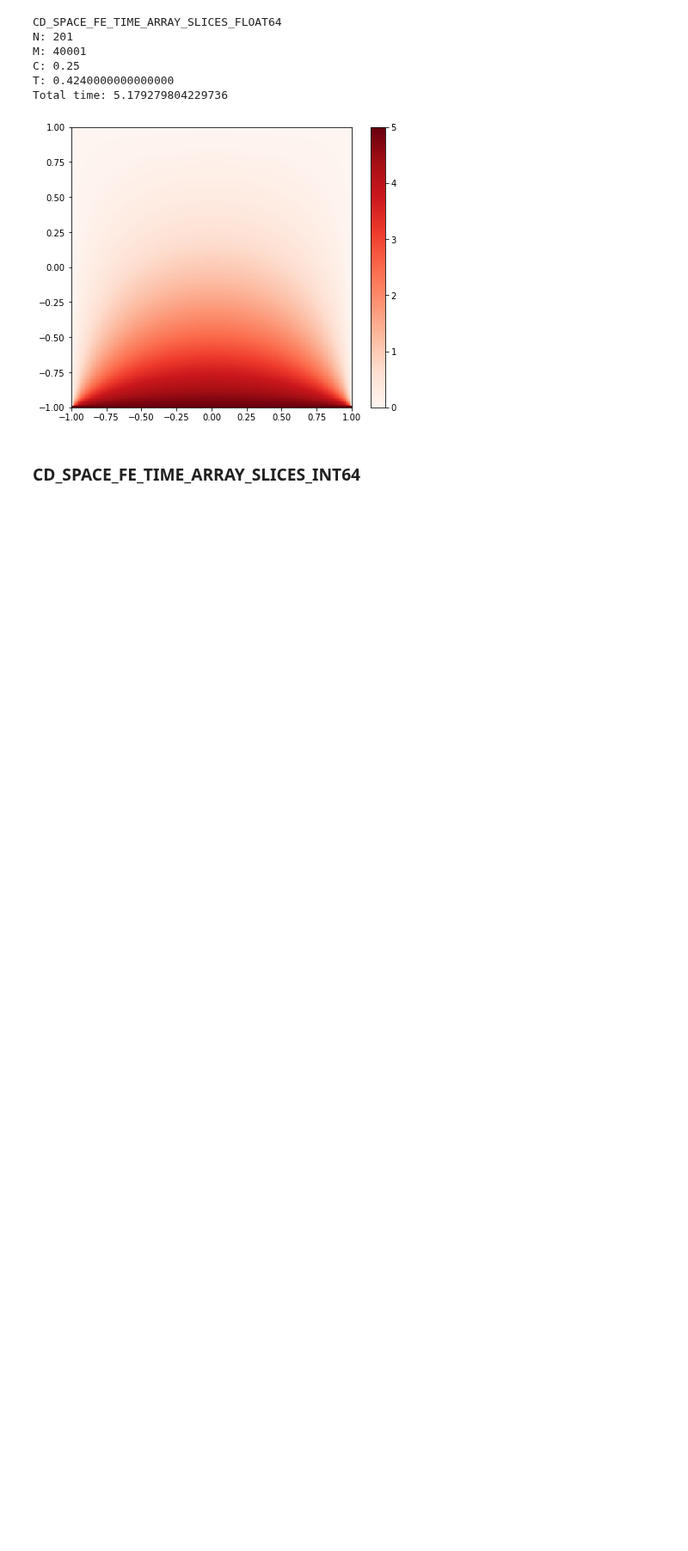
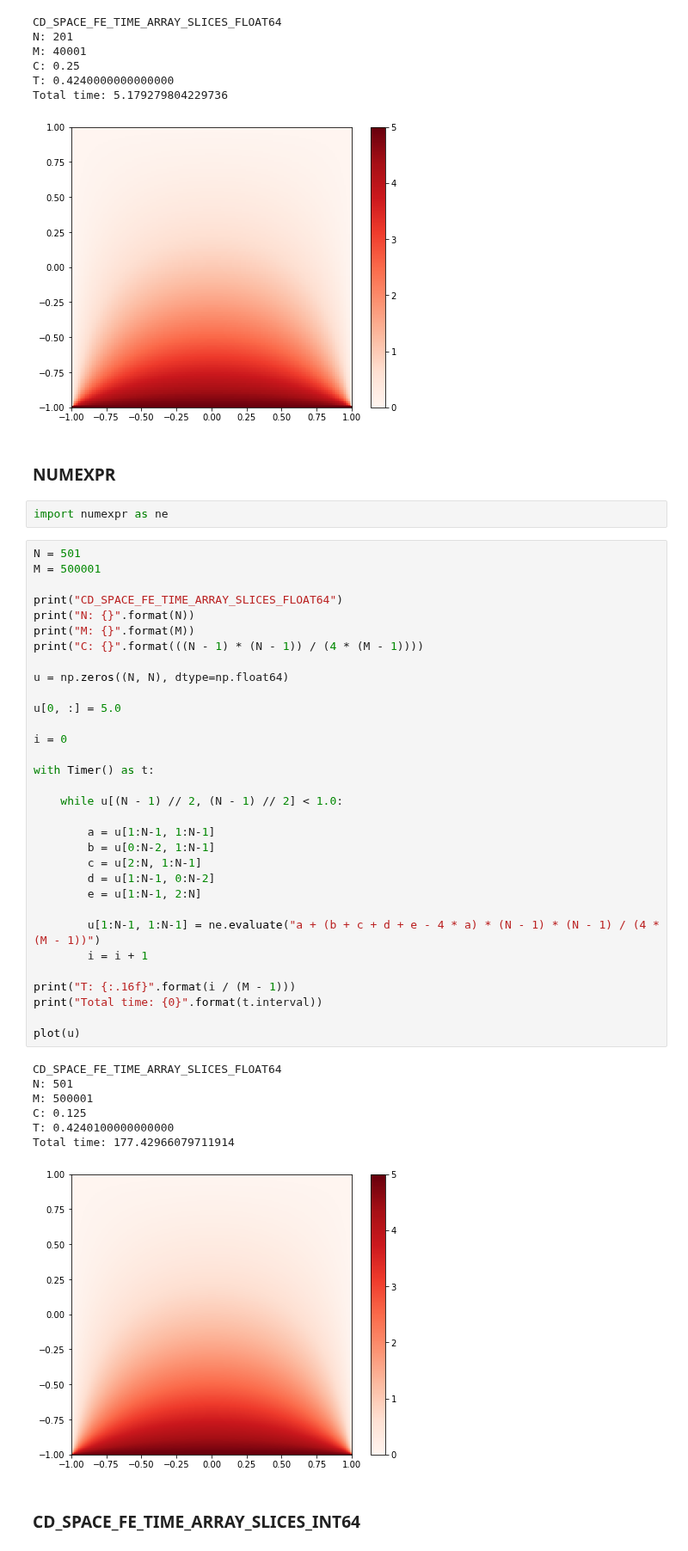
Before and after one commit to johnduffymsc/PHAS0102, a Jupyter notebook: assignment-4.ipynb, the cells around one changed output. Shown at 86% size. Saved outputs shown, nothing was run; the diff lists cells and outputs as text; blank space fills up the shorter version.

Commit message:
Numexpr.

```diff
--- a/assignment-4.ipynb
+++ b/assignment-4.ipynb
@@ -326,6 +326,50 @@ C: 0.25
 T: 0.4240000000000000
 Total time: 5.179279804229736
 [figure]
+# %% [markdown]
+### NUMEXPR
+# %%
+import numexpr as ne
+# %%
+N = 501
+M = 500001
+
+print("CD_SPACE_FE_TIME_ARRAY_SLICES_FLOAT64")
+print("N: {}".format(N))
+print("M: {}".format(M))
+print("C: {}".format(((N - 1) * (N - 1)) / (4 * (M - 1))))
+
+u = np.zeros((N, N), dtype=np.float64)
+
+u[0, :] = 5.0
+
+i = 0
+
+with Timer() as t:
+
+    while u[(N - 1) // 2, (N - 1) // 2] < 1.0:
+
+        a = u[1:N-1, 1:N-1]
+        b = u[0:N-2, 1:N-1]
+        c = u[2:N, 1:N-1]
+        d = u[1:N-1, 0:N-2]
+        e = u[1:N-1, 2:N]
+
+        u[1:N-1, 1:N-1] = ne.evaluate("a + (b + c + d + e - 4 * a) * (N - 1) * (N - 1) / (4 * (M - 1))")
+        i = i + 1
+
+print("T: {:.16f}".format(i / (M - 1)))
+print("Total time: {0}".format(t.interval))
+
+plot(u)
+# %% [output]
+CD_SPACE_FE_TIME_ARRAY_SLICES_FLOAT64
+N: 501
+M: 500001
+C: 0.125
+T: 0.4240100000000000
+Total time: 177.42966079711914
+[figure, added]
 # %% [markdown]
 ### CD_SPACE_FE_TIME_ARRAY_SLICES_INT64
 # %%
```
Also changed, not shown: parts of 1 cell of this notebook.
